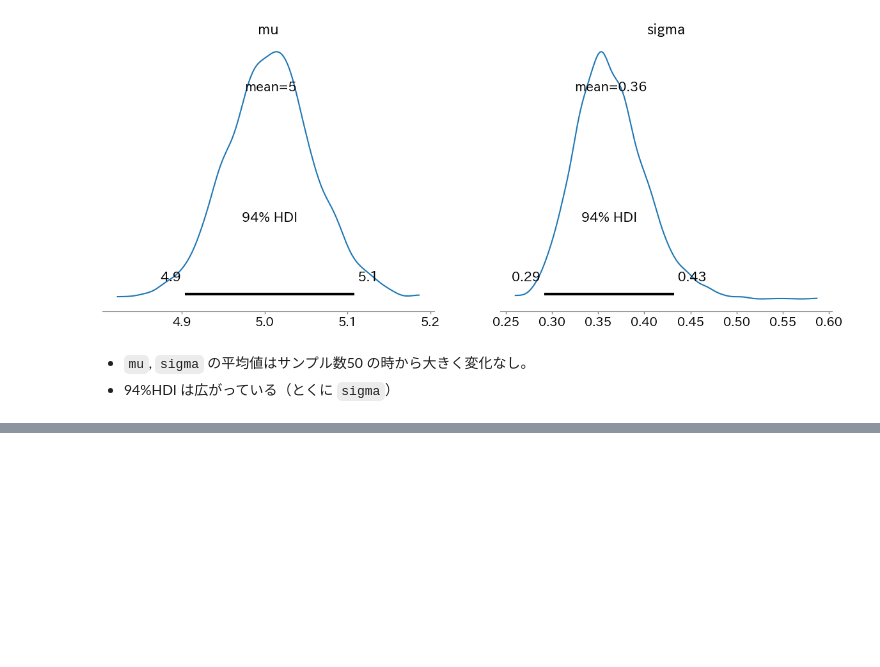
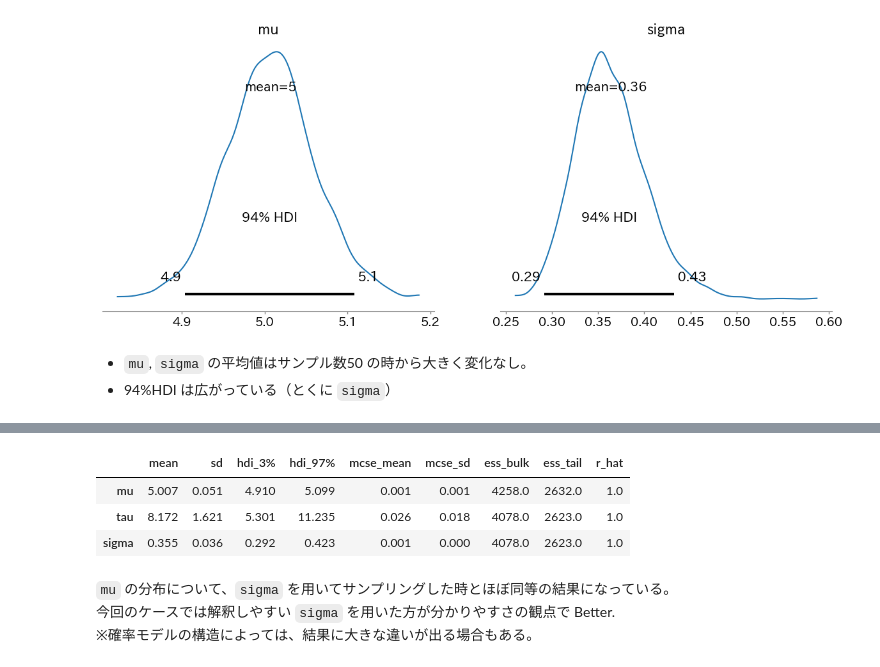
Before and after one commit to 1024xx4/py_bayes_intro, a Jupyter notebook: iris.ipynb, the cells around one changed output, grey strips where cells are left out. Cells and saved outputs as stored; diff of their text form; code cells hidden in the pictures; blank space fills up the shorter version.

```diff
--- a/iris.ipynb
+++ b/iris.ipynb
@@ -242,0 +286,13 @@ array([<Axes: title={'center': 'mu'}>, <Axes: title={'center': 'sigma'}>],
+# %%
+# 統計分析
+summary_setosa_sepal_length_tau = az.summary(inference_setosa_sepal_length_tau)
+summary_setosa_sepal_length_tau
+# %% [output]
+|  | mean | sd | hdi_3% | hdi_97% | mcse_mean | mcse_sd | ess_bulk | ess_tail | r_hat |
+| mu | 5.007 | 0.051 | 4.910 | 5.099 | 0.001 | 0.001 | 4258.0 | 2632.0 | 1.0 |
+| tau | 8.172 | 1.621 | 5.301 | 11.235 | 0.026 | 0.018 | 4078.0 | 2623.0 | 1.0 |
+| sigma | 0.355 | 0.036 | 0.292 | 0.423 | 0.001 | 0.000 | 4078.0 | 2623.0 | 1.0 |
+# %% [markdown]
+`mu` の分布について、`sigma` を用いてサンプリングした時とほぼ同等の結果になっている。
+今回のケースでは解釈しやすい `sigma` を用いた方が分かりやすさの観点で Better.
+※確率モデルの構造によっては、結果に大きな違いが出る場合もある。
```
Also changed, not shown: parts of 6 cells of this notebook.
